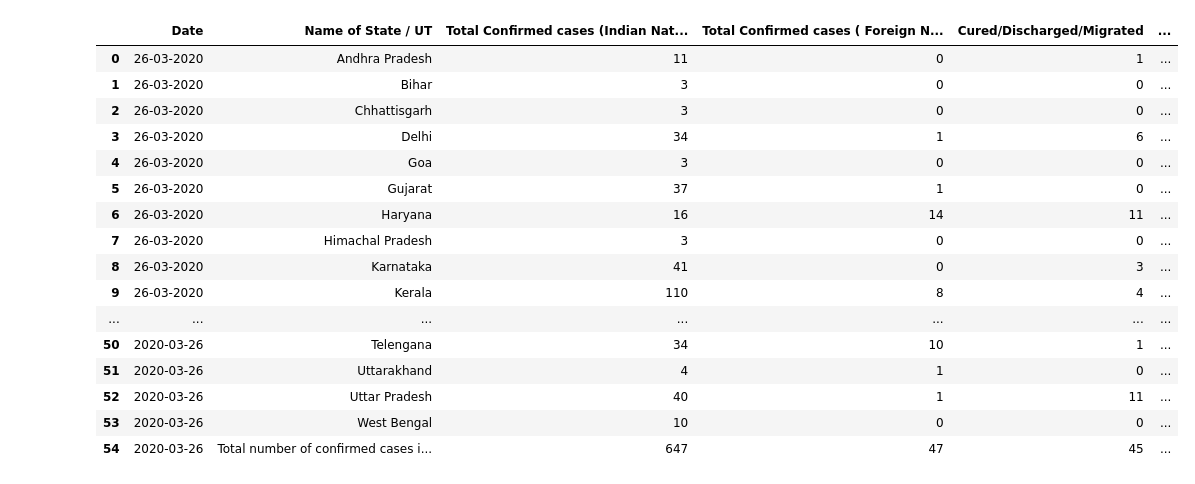
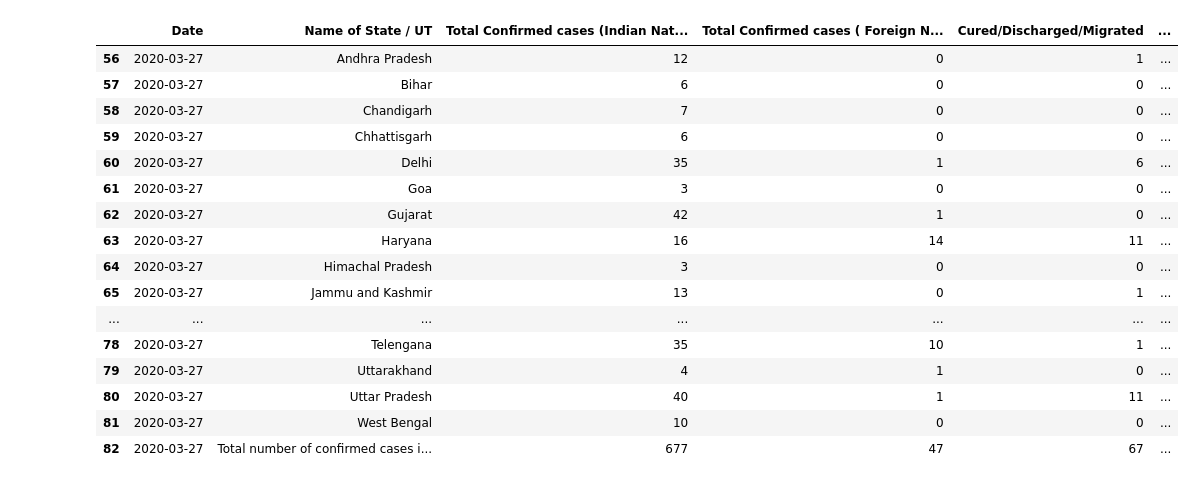
Before and after one commit to rayshu/CoVID-Tracker-India, a Jupyter notebook: Trend Analysis.ipynb, the cells around one changed output. Cells and saved outputs as stored; diff of their text form; code cells hidden in the pictures.

```diff
--- a/Trend Analysis.ipynb
+++ b/Trend Analysis.ipynb
@@ -5,25 +5,25 @@ import matplotlib.pyplot as plt
 import seaborn as sns
 # %%
 df = pd.read_csv('CoVIDStatewiseCount.csv')
-df
+df.tail(27)
 # %% [output]
 |  | Date | Name of State / UT | Total Confirmed cases (Indian Nat... | Total Confirmed cases ( Foreign N... | Cured/Discharged/Migrated | ... |
-| 0 | 26-03-2020 | Andhra Pradesh | 11 | 0 | 1 | ... |
-| 1 | 26-03-2020 | Bihar | 3 | 0 | 0 | ... |
-| 2 | 26-03-2020 | Chhattisgarh | 3 | 0 | 0 | ... |
-| 3 | 26-03-2020 | Delhi | 34 | 1 | 6 | ... |
-| 4 | 26-03-2020 | Goa | 3 | 0 | 0 | ... |
-| 5 | 26-03-2020 | Gujarat | 37 | 1 | 0 | ... |
-| 6 | 26-03-2020 | Haryana | 16 | 14 | 11 | ... |
-| 7 | 26-03-2020 | Himachal Pradesh | 3 | 0 | 0 | ... |
-| 8 | 26-03-2020 | Karnataka | 41 | 0 | 3 | ... |
-| 9 | 26-03-2020 | Kerala | 110 | 8 | 4 | ... |
+| 56 | 2020-03-27 | Andhra Pradesh | 12 | 0 | 1 | ... |
+| 57 | 2020-03-27 | Bihar | 6 | 0 | 0 | ... |
+| 58 | 2020-03-27 | Chandigarh | 7 | 0 | 0 | ... |
+| 59 | 2020-03-27 | Chhattisgarh | 6 | 0 | 0 | ... |
+| 60 | 2020-03-27 | Delhi | 35 | 1 | 6 | ... |
+| 61 | 2020-03-27 | Goa | 3 | 0 | 0 | ... |
+| 62 | 2020-03-27 | Gujarat | 42 | 1 | 0 | ... |
+| 63 | 2020-03-27 | Haryana | 16 | 14 | 11 | ... |
+| 64 | 2020-03-27 | Himachal Pradesh | 3 | 0 | 0 | ... |
+| 65 | 2020-03-27 | Jammu and Kashmir | 13 | 0 | 1 | ... |
 | ... | ... | ... | ... | ... | ... | ... |
-| 50 | 2020-03-26 | Telengana | 34 | 10 | 1 | ... |
-| 51 | 2020-03-26 | Uttarakhand | 4 | 1 | 0 | ... |
-| 52 | 2020-03-26 | Uttar Pradesh | 40 | 1 | 11 | ... |
-| 53 | 2020-03-26 | West Bengal | 10 | 0 | 0 | ... |
-| 54 | 2020-03-26 | Total number of confirmed cases i... | 647 | 47 | 45 | ... |
+| 78 | 2020-03-27 | Telengana | 35 | 10 | 1 | ... |
+| 79 | 2020-03-27 | Uttarakhand | 4 | 1 | 0 | ... |
+| 80 | 2020-03-27 | Uttar Pradesh | 40 | 1 | 11 | ... |
+| 81 | 2020-03-27 | West Bengal | 10 | 0 | 0 | ... |
+| 82 | 2020-03-27 | Total number of confirmed cases i... | 677 | 47 | 67 | ... |
 # %%
 df_total = df.loc[df["Name of State / UT"]=="Total number of confirmed cases in India",:]
 active_list = ['Total Confirmed cases (Indian National)', 'Total Confirmed cases ( Foreign National )']
```
Also changed, not shown: parts of 3 cells of this notebook.
